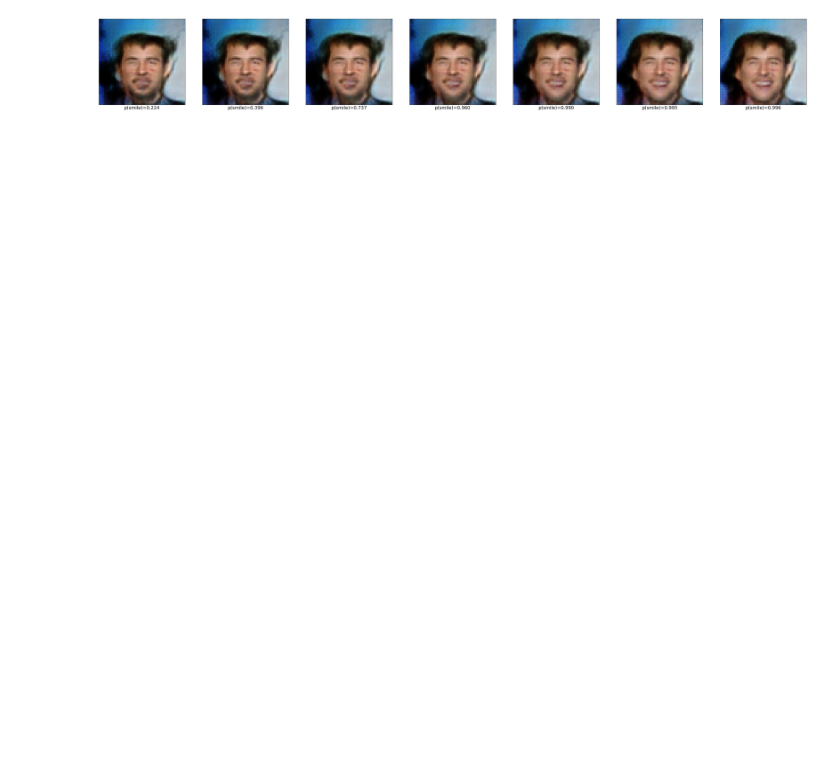
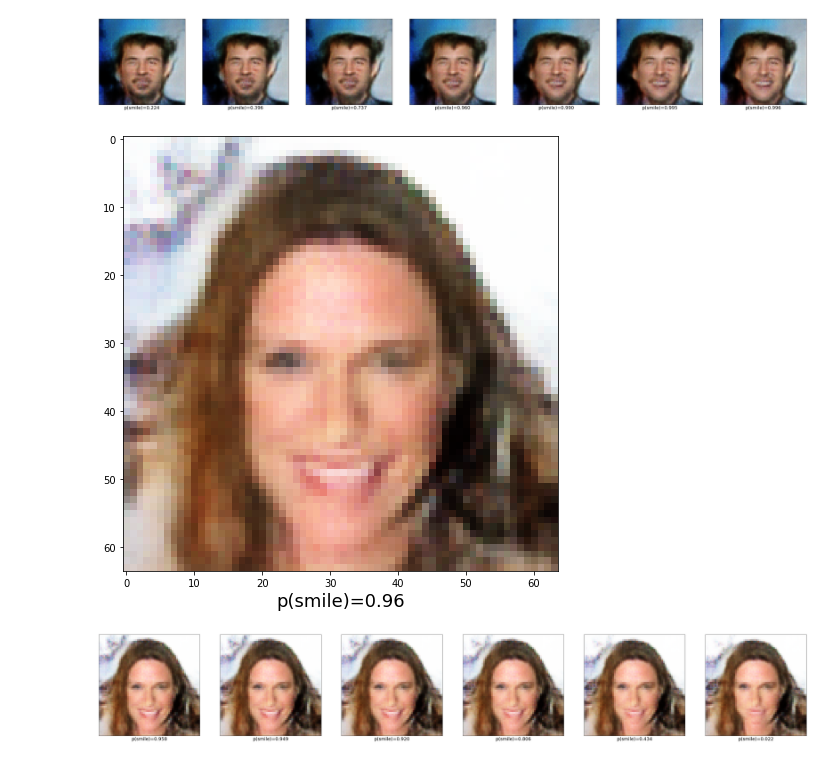
Before and after one commit to yonigottesman/controllable_generation_gan, a Jupyter notebook: controllable_generation.ipynb, the cells around one changed output. Drawn from its saved outputs; the diff is of its cells as text; code cells hidden in the pictures; blank space fills up the shorter version.

```diff
--- a/controllable_generation.ipynb
+++ b/controllable_generation.ipynb
@@ -24,7 +24,7 @@ def mymshow(img, std=1, mean=0, fig_size=[8,8],xlabel=None):
     fig,ax = plt.subplots()
     fig.set_size_inches(*fig_size)
     ax.imshow(img)
-    ax.set_xlabel(xlabel,fontsize=18)
+    ax.set_xlabel(xlabel,fontsize=28)
     plt.show()
 # %%
 def gen_block(input_channels, output_channels, kernel_size, stride, padding, final_layer=False):
@@ -75,7 +75,7 @@ class NNet(nn.Module):
         self.classifier = torchvision.models.resnet18(pretrained=False)
         self.classifier.fc = nn.Linear(self.classifier.fc.in_features, num_attributes)
     def forward(self, xb):
-        yhat = self.classifier(xb).sigmoid()
+        yhat = self.classifier(xb)#.sigmoid()
         return yhat
 # %%
 relevant_attributes = ['Black_Hair', 'Blond_Hair', 'Eyeglasses','Smiling' ]
@@ -91,7 +91,7 @@ SMILE_INDEX=3
 z = torch.randn(1, 100, 1, 1, device=device).requires_grad_()
 with torch.no_grad():
     fake = generator(z)
-smile_p = classifier(fake).squeeze(0)[SMILE_INDEX].item()
+smile_p = classifier(fake).squeeze(0)[SMILE_INDEX]
 mymshow(fake.squeeze(0), std,mean,xlabel=f'p(smile)={smile_p:.2f}')
 # %% [output]
 [figure]
@@ -100,7 +100,7 @@ z = z.detach().clone().requires_grad_()
 lr=0.1
 fake_history=[]
 smile_p_history = []
-while smile_p < 0.995:
+while smile_p.sigmoid() < 0.995:
     classifier.zero_grad()
     fake = generator(z)
     smile_p = classifier(fake).squeeze(0)[SMILE_INDEX]
@@ -108,5 +108,5 @@ while smile_p < 0.995:
     z.data = z + (z.grad*lr)
 
     fake_history.append(fake.squeeze(0).detach())
-    smile_p_history.append(smile_p)
-    mymshow(fake.squeeze(0).detach(), std, mean,[4,4],xlabel=f'p(smile)={smile_p:.3f}')
+    smile_p_history.append(smile_p.sigmoid())
+    mymshow(fake.squeeze(0).detach(), std, mean,[4,4],xlabel=f'p(smile)={smile_p.sigmoid():.3f}')
@@ -133,3 +125,12 @@ fig.set_size_inches(50,50)
 plt.show()
 # %% [output]
 [figure]
+# %%
+# remove a smile
+z = torch.randn(1, 100, 1, 1, device=device).requires_grad_()
+with torch.no_grad():
+    fake = generator(z)
+smile_p = classifier(fake).squeeze(0)[SMILE_INDEX]
+mymshow(fake.squeeze(0), std,mean,xlabel=f'p(smile)={smile_p.sigmoid():.2f}')
+# %% [output]
+[figure, added]
@@ -135,0 +152,15 @@ plt.show()
+# %%
+fake_history = fake_history[0::1]
+smile_p_history = smile_p_history[0::1]
+fig, axes = plt.subplots(1, len(fake_history))
+for fake,p,ax in zip(fake_history,smile_p_history,axes):
+    fake = fake.permute(1,2,0).cpu()
+    fake = fake * torch.tensor(std) + torch.tensor(mean)
+    ax.imshow(fake)
+    ax.set_xlabel(f'p(smile)={p:.3f}',fontsize=18)
+    ax.set_yticks([])
+    ax.set_xticks([])
+fig.set_size_inches(50,50)
+plt.show()
+# %% [output]
+[figure, added]
```
Also changed, not shown: parts of 5 cells of this notebook.
